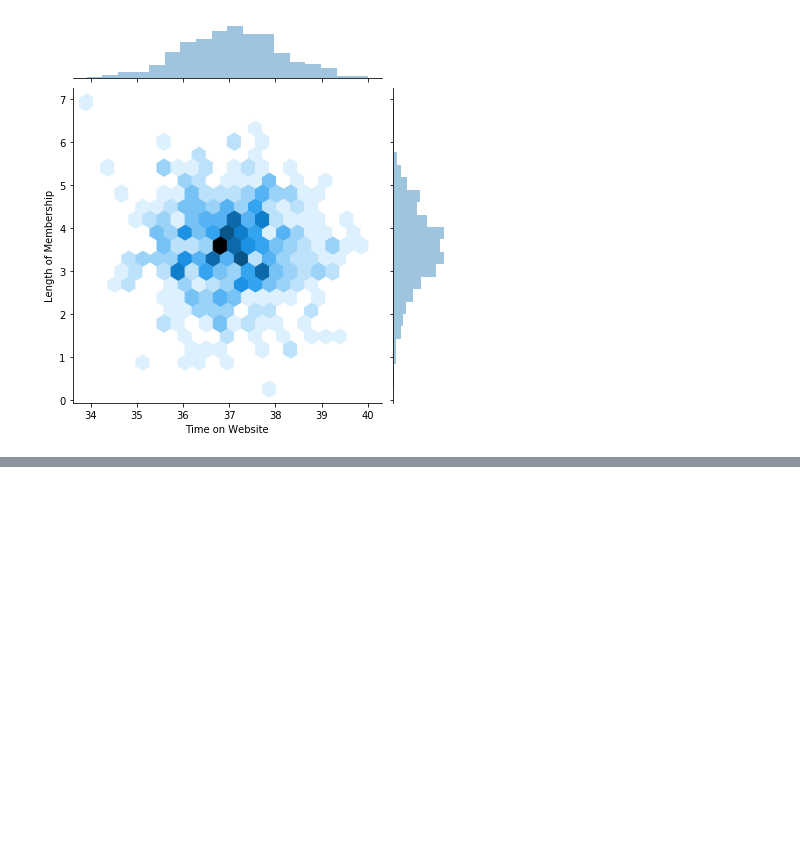
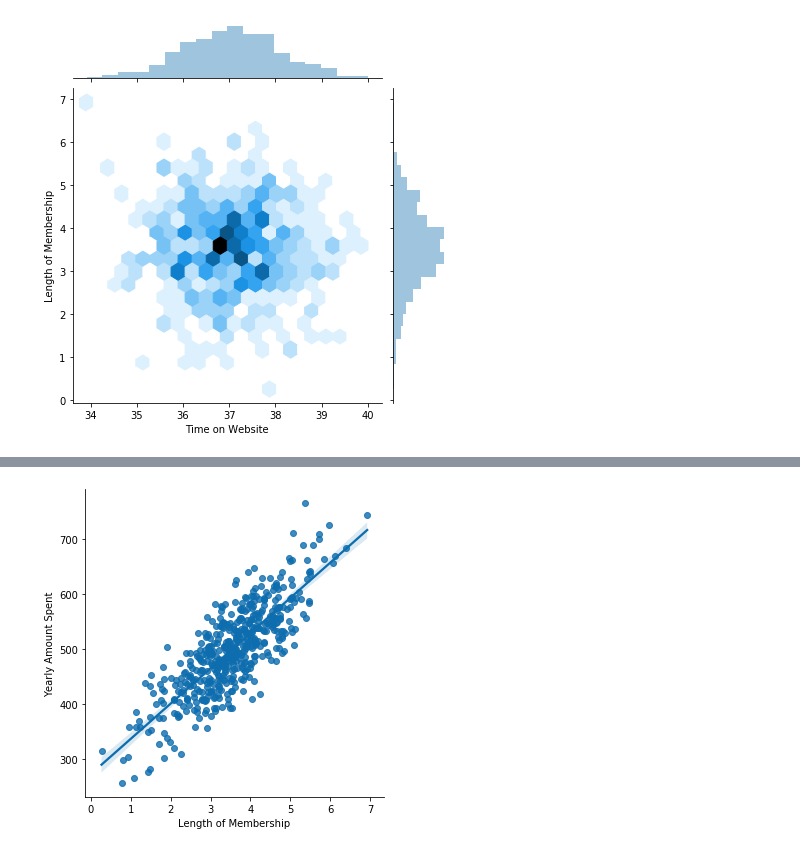
Before and after one commit to dikshajoshi18/MicroProjects-Data-Science, a Jupyter notebook: Ecommerce Customers(Linear Regression)/Ecommerce Customers(Linear Regression).ipynb, the cells around one changed output, grey strips where cells are left out. Cells and saved outputs as stored; diff of their text form; code cells hidden in the pictures; blank space fills up the shorter version.

Commit message:
final salary data

```diff
--- a/Ecommerce Customers(Linear Regression)/Ecommerce Customers(Linear Regression).ipynb
+++ b/Ecommerce Customers(Linear Regression)/Ecommerce Customers(Linear Regression).ipynb
@@ -75,3 +77,5 @@ plt.show()
 # %%
-sns.lmplot(x='Length of Membership',y='Yearly Amount Spent',data=customer_df)
+sns.lmplot(x='Length of Membership',y='Yearly Amount Spent',data=df)
 plt.show()
+# %% [output]
+[figure, added]
```
Also changed, not shown: parts of 3 cells of this notebook.
